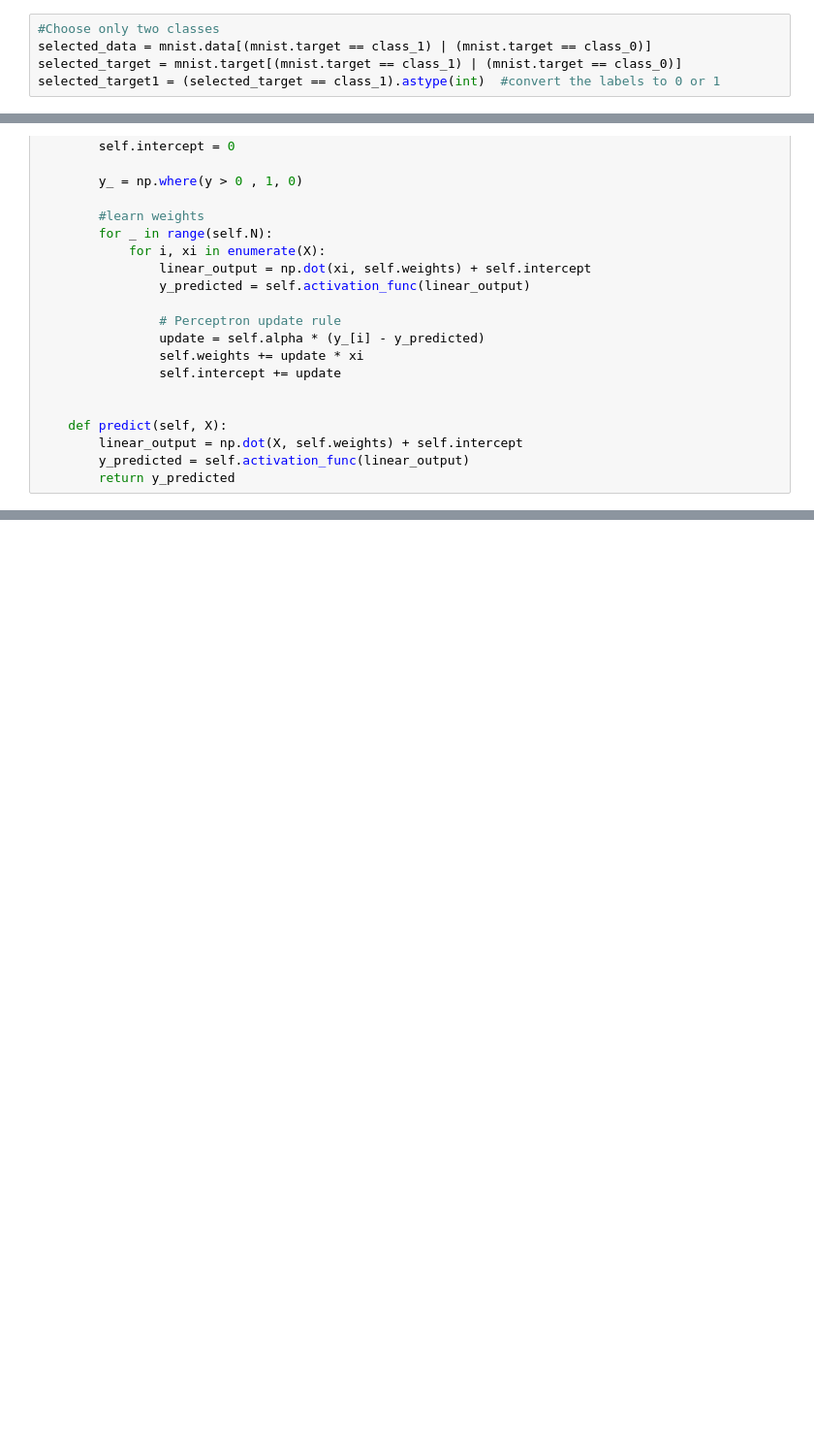
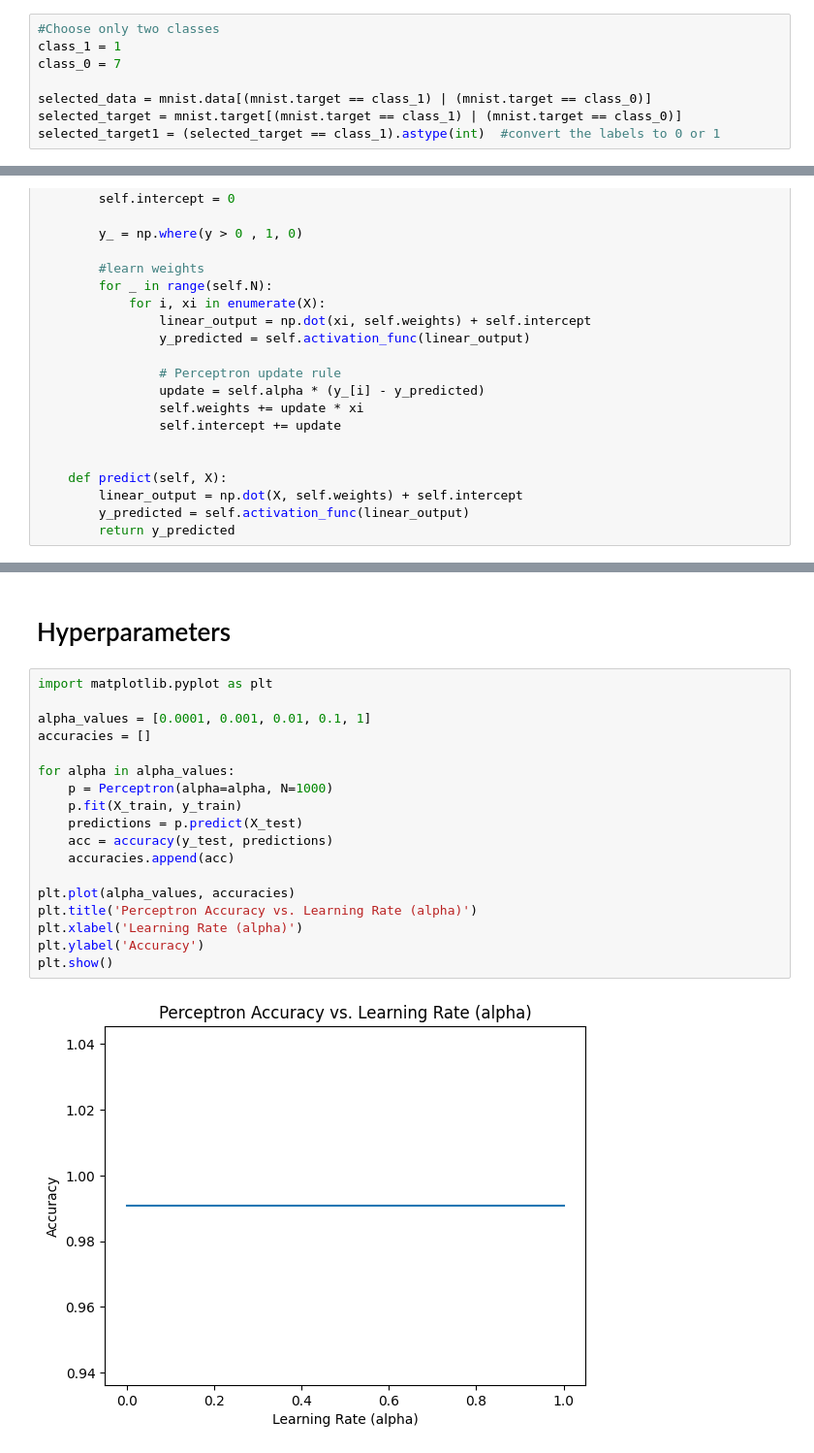
Before and after one commit to yninom/STATISTICALLEARNING, a Jupyter notebook: perceptron1.ipynb, the cells around one changed output, grey strips where cells are left out. Shown at 97% size. Drawn from its saved outputs; the diff is of its cells as text; blank space fills up the shorter version.

```diff
--- a/perceptron1.ipynb
+++ b/perceptron1.ipynb
@@ -28,5 +23,8 @@ c0 = mnist.target == class_0
 # %%
 #Choose only two classes
+class_1 = 1
+class_0 = 7
+
 selected_data = mnist.data[(mnist.target == class_1) | (mnist.target == class_0)]
 selected_target = mnist.target[(mnist.target == class_1) | (mnist.target == class_0)]
 selected_target1 = (selected_target == class_1).astype(int)  #convert the labels to 0 or 1
@@ -85,0 +84,22 @@ Perceptron classification accuracy 1.0
+# %% [markdown]
+# Hyperparameters
+# %%
+import matplotlib.pyplot as plt
+
+alpha_values = [0.0001, 0.001, 0.01, 0.1, 1]
+accuracies = []
+
+for alpha in alpha_values:
+    p = Perceptron(alpha=alpha, N=1000)
+    p.fit(X_train, y_train)
+    predictions = p.predict(X_test)
+    acc = accuracy(y_test, predictions)
+    accuracies.append(acc)
+
+plt.plot(alpha_values, accuracies)
+plt.title('Perceptron Accuracy vs. Learning Rate (alpha)')
+plt.xlabel('Learning Rate (alpha)')
+plt.ylabel('Accuracy')
+plt.show()
+# %% [output]
+[figure, added]
```
Also changed, not shown: parts of 3 cells of this notebook, 1 other file.
